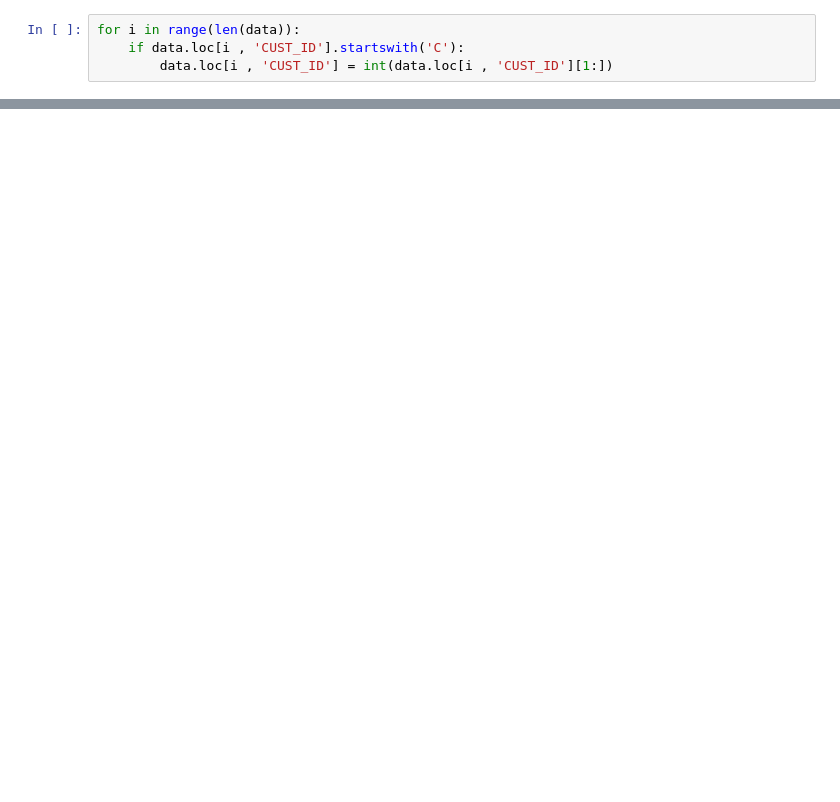
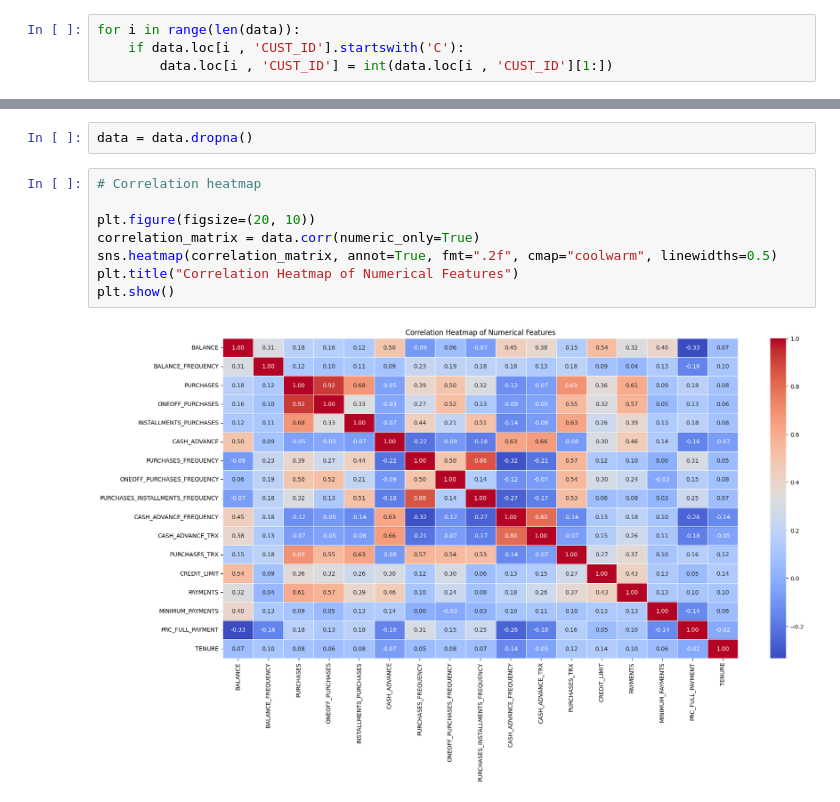
Before and after one commit to MrRezamo/Credit-Card-Clustering-with-Machine-Learning, a Jupyter notebook: Project/Main.ipynb, the cells around one changed output, grey strips where cells are left out. Saved outputs shown, nothing was run; the diff lists cells and outputs as text; blank space fills up the shorter version.

```diff
--- a/Project/Main.ipynb
+++ b/Project/Main.ipynb
@@ -126,0 +82,12 @@ def plot_missing_values(missing_df, threshold=50, figsize=(20, 8)):
+# %%
+data = data.dropna()
+# %%
+# Correlation heatmap
+
+plt.figure(figsize=(20, 10))
+correlation_matrix = data.corr(numeric_only=True)
+sns.heatmap(correlation_matrix, annot=True, fmt=".2f", cmap="coolwarm", linewidths=0.5)
+plt.title("Correlation Heatmap of Numerical Features")
+plt.show()
+# %% [output]
+[figure, added]
```
Also changed, not shown: parts of 17 cells of this notebook.
